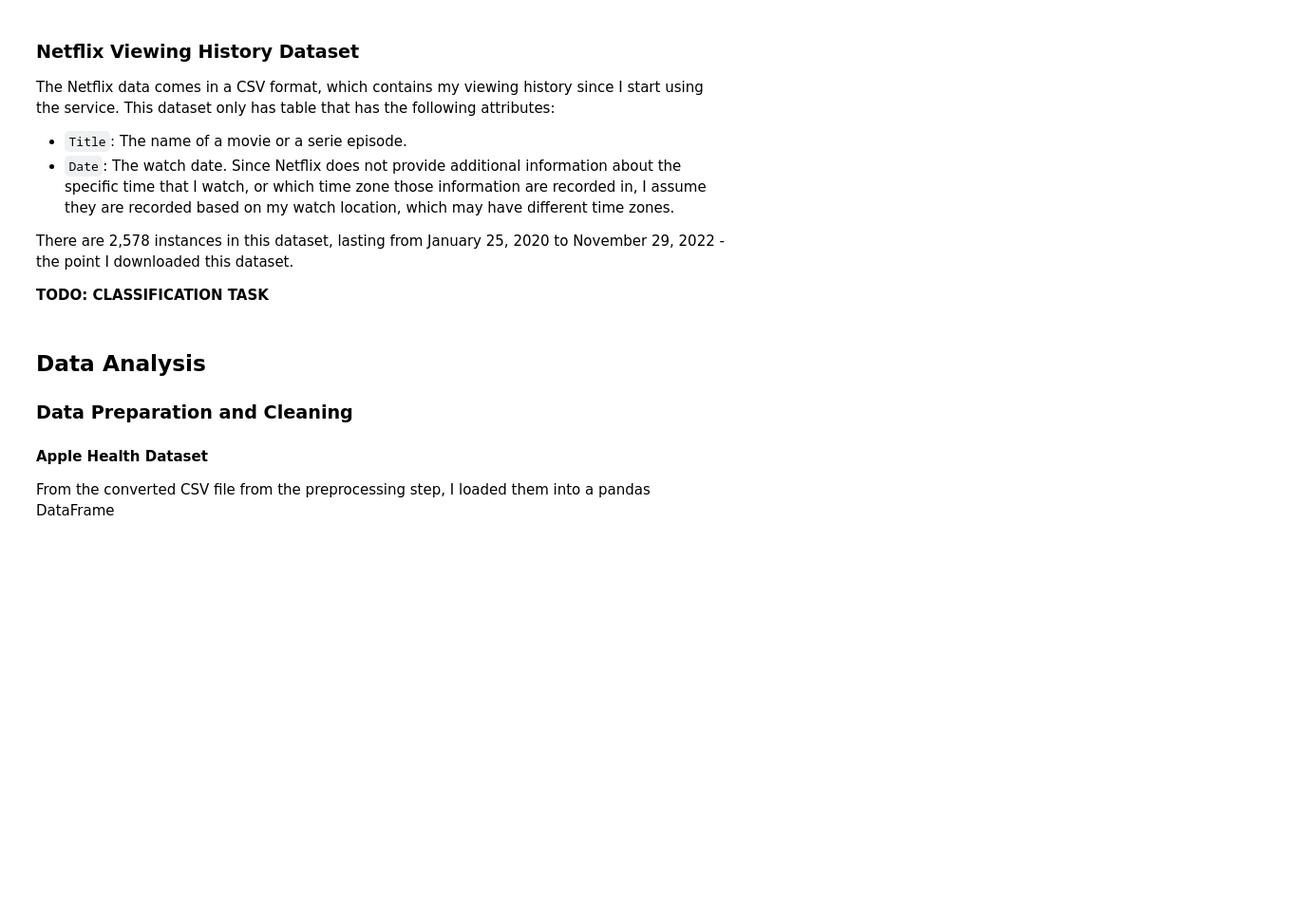
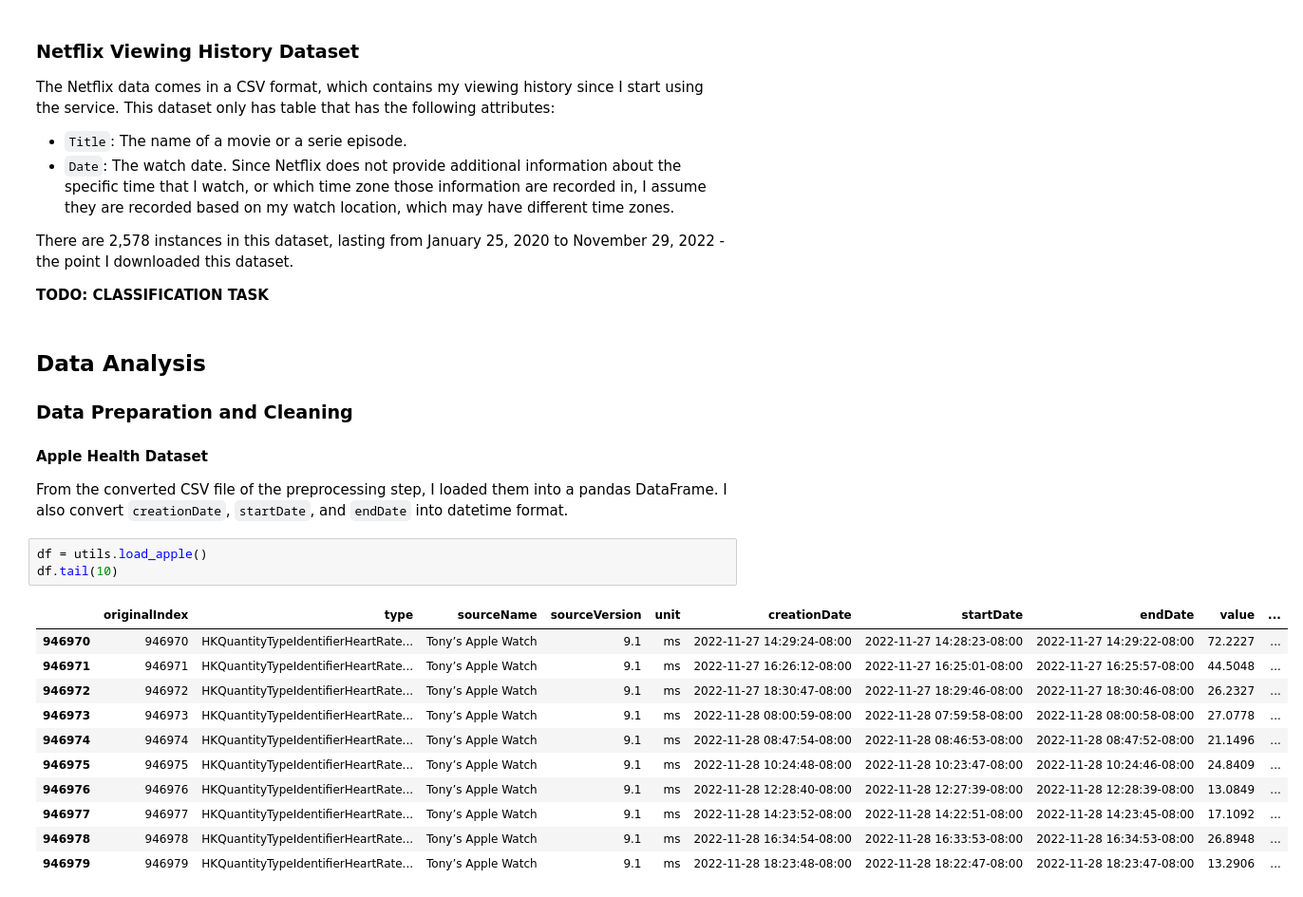
Before and after one commit to tonixsmm/FinalProject, a Jupyter notebook: ProjectNotebook.ipynb, the cells around one changed output. Shown at 95% size. Saved outputs shown, nothing was run; the diff lists cells and outputs as text; blank space fills up the shorter version.

```diff
--- a/ProjectNotebook.ipynb
+++ b/ProjectNotebook.ipynb
@@ -69,4 +69,19 @@ There are 2,578 instances in this dataset, lasting from January 25, 2020 to Nove
 ## Data Analysis
 ### Data Preparation and Cleaning
 #### Apple Health Dataset
-From the converted CSV file from the preprocessing step, I loaded them into a pandas DataFrame
+From the converted CSV file of the preprocessing step, I loaded them into a pandas DataFrame. I also convert `creationDate`, `startDate`, and `endDate` into datetime format.
+# %%
+df = utils.load_apple()
+df.tail(10)
+# %% [output]
+|  | originalIndex | type | sourceName | sourceVersion | unit | creationDate | startDate | endDate | value | ... |
+| 946970 | 946970 | HKQuantityTypeIdentifierHeartRate... | Tony’s Apple Watch | 9.1 | ms | 2022-11-27 14:29:24-08:00 | 2022-11-27 14:28:23-08:00 | 2022-11-27 14:29:22-08:00 | 72.2227 | ... |
+| 946971 | 946971 | HKQuantityTypeIdentifierHeartRate... | Tony’s Apple Watch | 9.1 | ms | 2022-11-27 16:26:12-08:00 | 2022-11-27 16:25:01-08:00 | 2022-11-27 16:25:57-08:00 | 44.5048 | ... |
+| 946972 | 946972 | HKQuantityTypeIdentifierHeartRate... | Tony’s Apple Watch | 9.1 | ms | 2022-11-27 18:30:47-08:00 | 2022-11-27 18:29:46-08:00 | 2022-11-27 18:30:46-08:00 | 26.2327 | ... |
+| 946973 | 946973 | HKQuantityTypeIdentifierHeartRate... | Tony’s Apple Watch | 9.1 | ms | 2022-11-28 08:00:59-08:00 | 2022-11-28 07:59:58-08:00 | 2022-11-28 08:00:58-08:00 | 27.0778 | ... |
+| 946974 | 946974 | HKQuantityTypeIdentifierHeartRate... | Tony’s Apple Watch | 9.1 | ms | 2022-11-28 08:47:54-08:00 | 2022-11-28 08:46:53-08:00 | 2022-11-28 08:47:52-08:00 | 21.1496 | ... |
+| 946975 | 946975 | HKQuantityTypeIdentifierHeartRate... | Tony’s Apple Watch | 9.1 | ms | 2022-11-28 10:24:48-08:00 | 2022-11-28 10:23:47-08:00 | 2022-11-28 10:24:46-08:00 | 24.8409 | ... |
+| 946976 | 946976 | HKQuantityTypeIdentifierHeartRate... | Tony’s Apple Watch | 9.1 | ms | 2022-11-28 12:28:40-08:00 | 2022-11-28 12:27:39-08:00 | 2022-11-28 12:28:39-08:00 | 13.0849 | ... |
+| 946977 | 946977 | HKQuantityTypeIdentifierHeartRate... | Tony’s Apple Watch | 9.1 | ms | 2022-11-28 14:23:52-08:00 | 2022-11-28 14:22:51-08:00 | 2022-11-28 14:23:45-08:00 | 17.1092 | ... |
+| 946978 | 946978 | HKQuantityTypeIdentifierHeartRate... | Tony’s Apple Watch | 9.1 | ms | 2022-11-28 16:34:54-08:00 | 2022-11-28 16:33:53-08:00 | 2022-11-28 16:34:53-08:00 | 26.8948 | ... |
+| 946979 | 946979 | HKQuantityTypeIdentifierHeartRate... | Tony’s Apple Watch | 9.1 | ms | 2022-11-28 18:23:48-08:00 | 2022-11-28 18:22:47-08:00 | 2022-11-28 18:23:47-08:00 | 13.2906 | ... |
```
Also changed, not shown: parts of 4 cells of this notebook, 1 other file.
